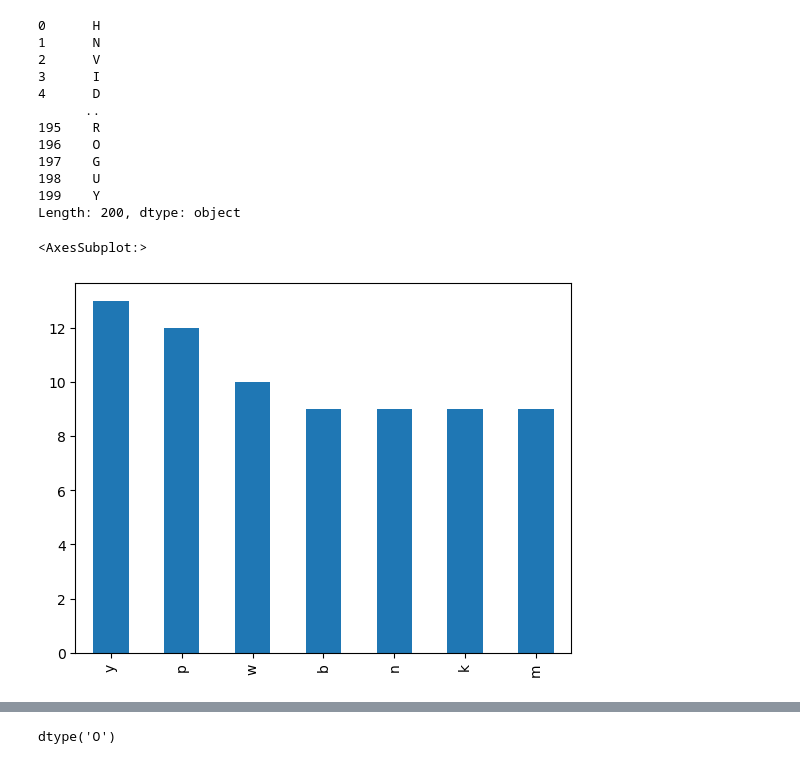
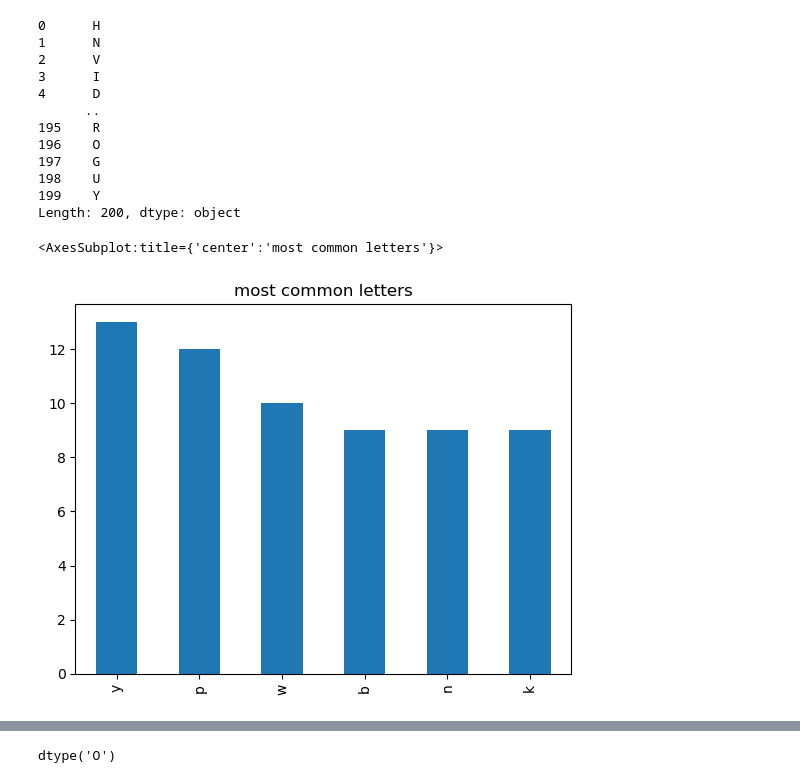
Before and after one commit to Adam-Harris87/numpy-pandas-visualization-exercises, a Jupyter notebook: pandas_series.ipynb, the cells around one changed output, grey strips where cells are left out. Drawn from its saved outputs; the diff is of its cells as text; code cells hidden in the pictures.

```diff
--- a/pandas_series.ipynb
+++ b/pandas_series.ipynb
@@ -337,10 +461,10 @@ upper
 Length: 200, dtype: object
 # %%
 # 6. Create a bar plot of the frequencies of the 6 most commonly occuring letters.
-most_frequent_letters = letters.value_counts().nlargest(6, keep='all')
-most_frequent_letters.plot.bar()
+most_frequent_letters = letters.value_counts().head(6)
+most_frequent_letters.plot.bar(title='most common letters')
 # %% [output]
-<AxesSubplot:>
+<AxesSubplot:title={'center':'most common letters'}>
-[figure, old version]
+[figure, new version]
 # %% [markdown]
 Use pandas to create a Series named numbers from the following list:
```
Also changed, not shown: parts of 32 cells of this notebook, 2 other files.
